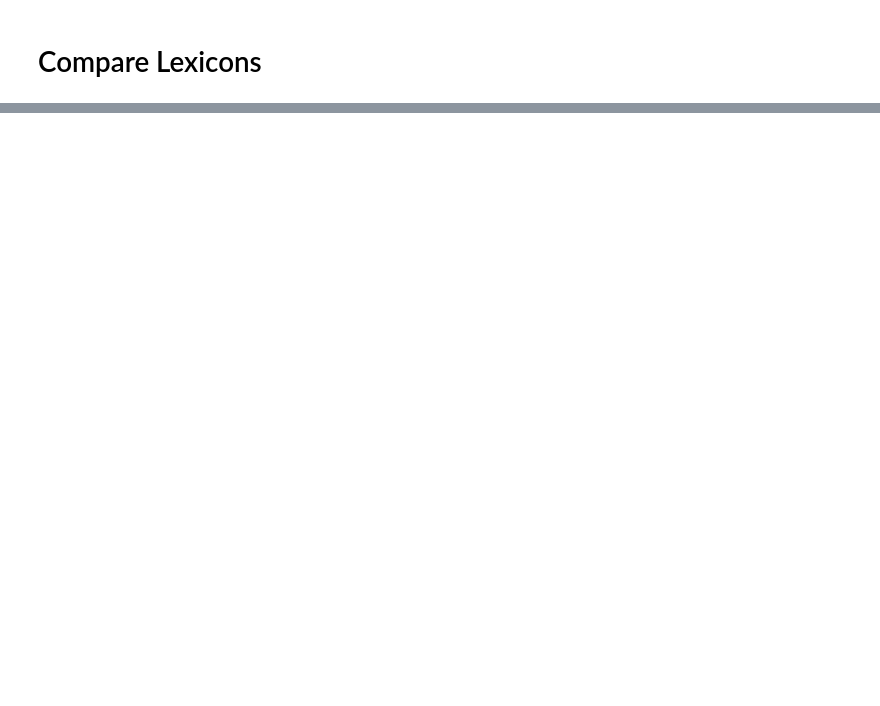
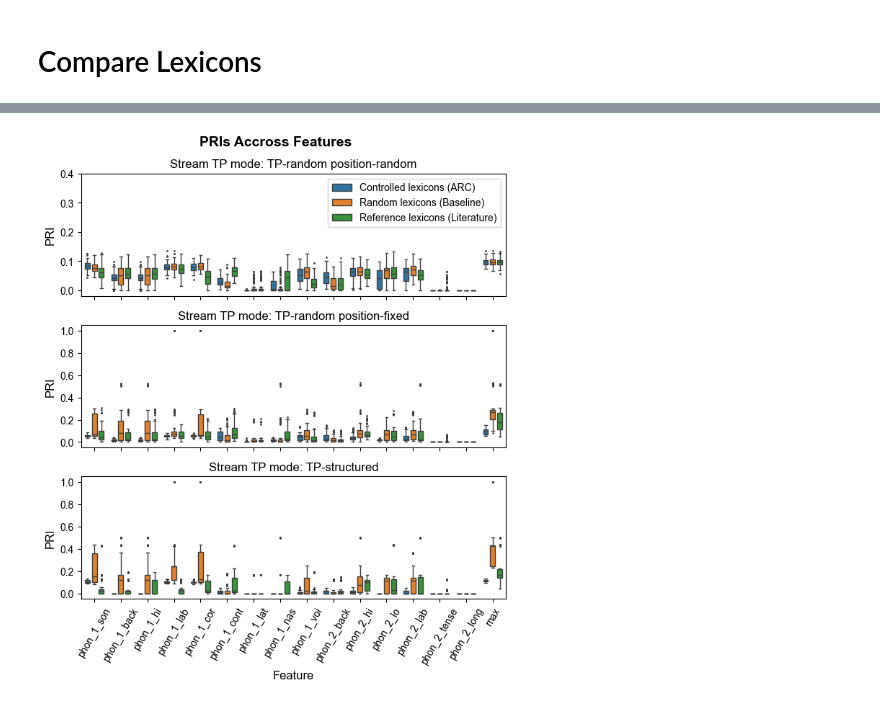
Before and after one commit to milosen/arc, a Jupyter notebook: notebooks/controlled_stream_generation.ipynb, the cells around one changed output, grey strips where cells are left out. Cells and saved outputs as stored; diff of their text form; code cells hidden in the pictures; blank space fills up the shorter version.

```diff
--- a/notebooks/controlled_stream_generation.ipynb
+++ b/notebooks/controlled_stream_generation.ipynb
@@ -148,11 +592,28 @@ df
 # %%
 import seaborn as sns
 import matplotlib.pyplot as plt
 
-_, axs = plt.subplots(3, 1, figsize=(25, 25))
+_, axs = plt.subplots(3, 1, figsize=(17*cm, 20*cm), layout="tight", sharex=True)
+labels = ['Controlled\nlexicons (ARC)',
+ 'Reference\nlexicons (Literature)',
+ 'Random\nlexicons (Baseline)']
 
-for i, tp_mode in enumerate(controlled_streams.info["tp_modes"]):
-    sns.boxplot(df[df["stream_tp_mode"] == tp_mode], x="feature", y="PRI", hue="control", ax=axs[i])
-    axs[i].set_title(f"Stream TP mode: {tp_mode}")
+for i, tp_mode in enumerate(tp_modes_pretty):
+    sns.boxplot(df[df["Stream TP mode"] == tp_mode], x="Feature", y="PRI", hue="Control", ax=axs[i], fliersize=1, gap=0.3)
+    axs[i].set_title(f"Stream TP mode: {tp_mode}", weight="normal", size=12)
+    if i == 0:
+        axs[i].set(ylim=(-0.02, 0.4))
+        # axs[i].legend(labels)
+        # sns.move_legend(axs[i], "upper left", bbox_to_anchor=(1, 1))
+        sns.move_legend(axs[i], "upper left")
+        handles, labels = axs[i].get_legend_handles_labels()
+        axs[i].legend(handles=handles, labels=labels)
 
-plt.savefig("lexicon_pri.pdf")
+    else:
+        axs[i].legend([],[], frameon=False)
+locs, labls = plt.xticks()
+plt.xticks(locs, labls, rotation=60)
+plt.suptitle(f"PRIs Accross Features", weight="bold", size=14)
+plt.savefig("lexicon_pri.pdf", dpi=600)
+# %% [output]
+[figure, added]
```
Also changed, not shown: parts of 22 cells of this notebook, 3 other files.
